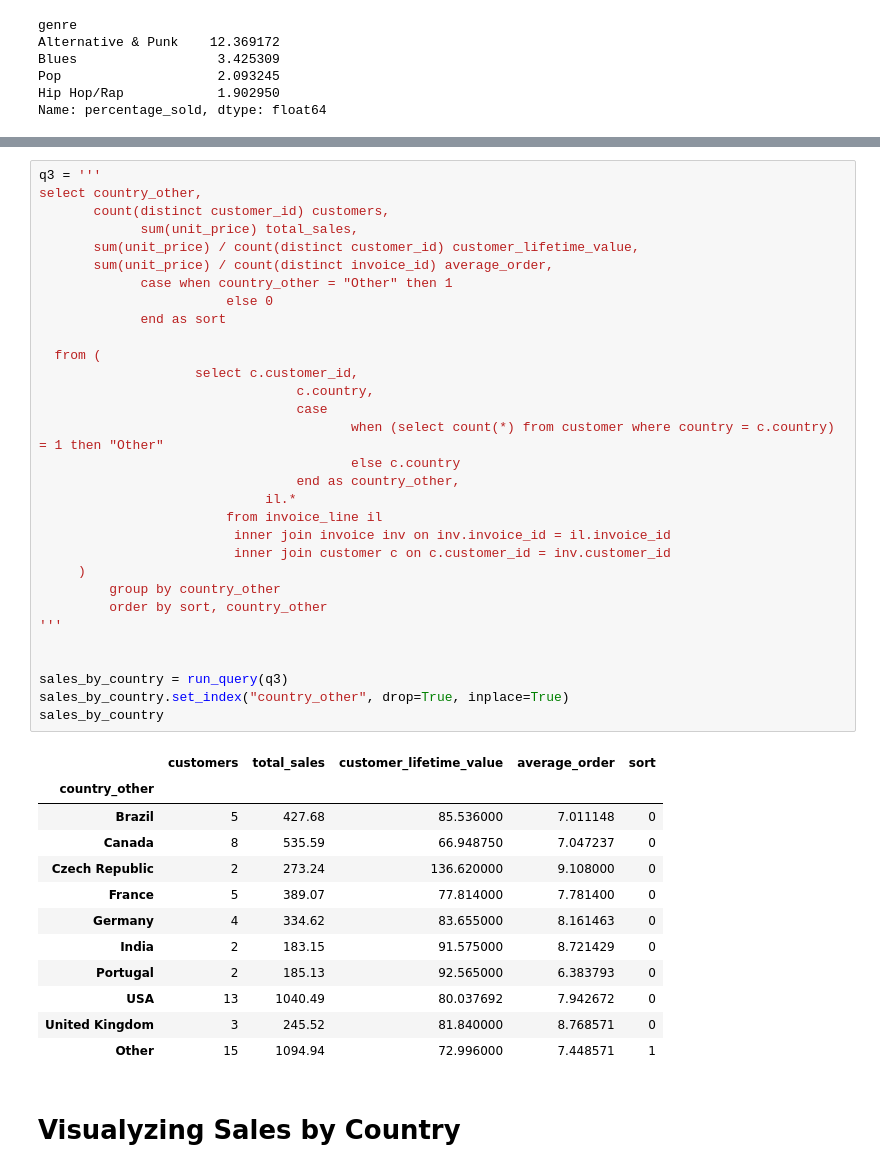
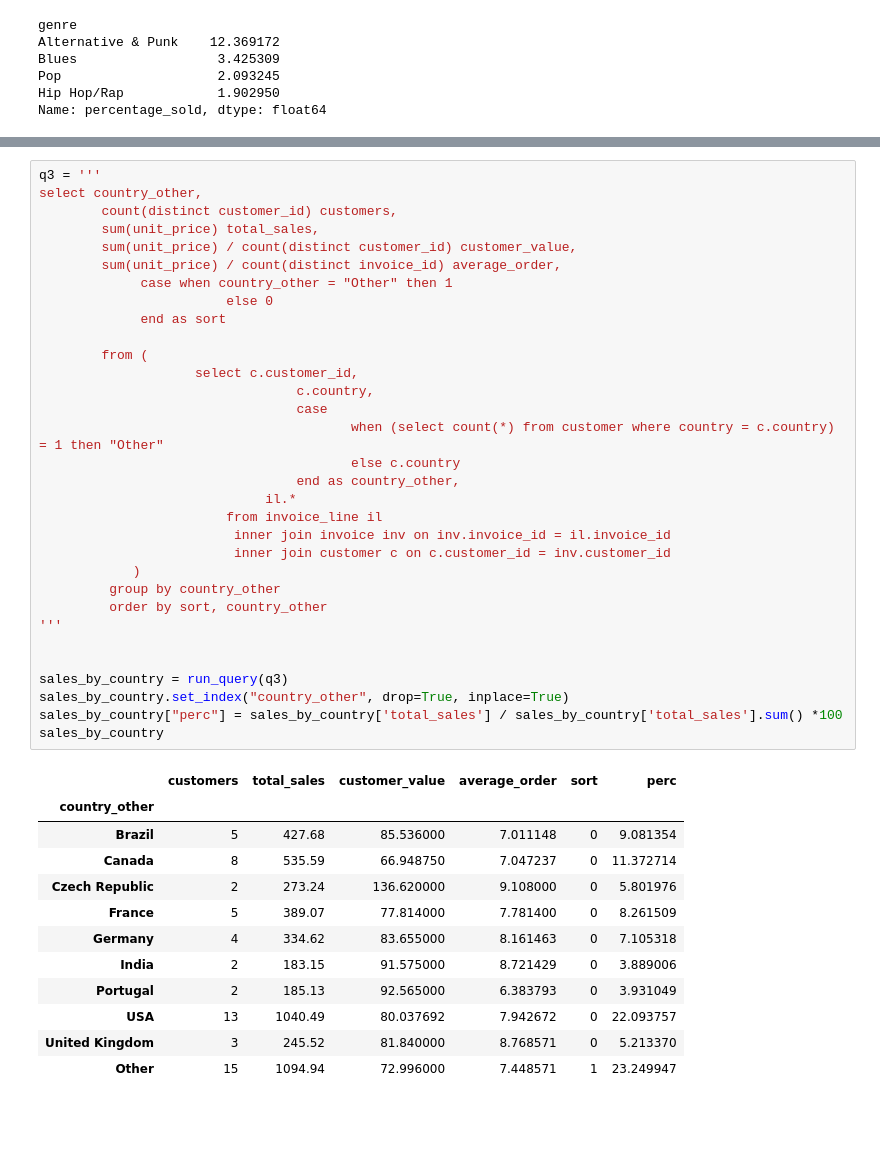
Before and after one commit to mishakmish/dataquest.io, a Jupyter notebook: Guided_Project_Answering_Business_Question_using_SQL/Answering_Business_Questions_using_SQL.ipynb, the cells around one changed output, grey strips where cells are left out. Drawn from its saved outputs; the diff is of its cells as text; blank space fills up the shorter version.

```diff
--- a/Guided_Project_Answering_Business_Question_using_SQL/Answering_Business_Questions_using_SQL.ipynb
+++ b/Guided_Project_Answering_Business_Question_using_SQL/Answering_Business_Questions_using_SQL.ipynb
@@ -153,46 +188,45 @@ plt.show()
 # %%
 q3 = '''
 select country_other,
-       count(distinct customer_id) customers,
-			 sum(unit_price) total_sales,
-       sum(unit_price) / count(distinct customer_id) customer_lifetime_value,
-       sum(unit_price) / count(distinct invoice_id) average_order,
+		count(distinct customer_id) customers,
+		sum(unit_price) total_sales,
+		sum(unit_price) / count(distinct customer_id) customer_value,
+		sum(unit_price) / count(distinct invoice_id) average_order,
 			 case when country_other = "Other" then 1
 						else 0
 			 end as sort
 
-  from (
+		from (
 					select c.customer_id,
 								 c.country,
 								 case
 										when (select count(*) from customer where country = c.country) = 1 then "Other"
 										else c.country
 								 end as country_other,
 							 il.*
 						from invoice_line il
 						 inner join invoice inv on inv.invoice_id = il.invoice_id
 						 inner join customer c on c.customer_id = inv.customer_id
-     )
+			)
 		 group by country_other
 		 order by sort, country_other
 '''
 
 
 sales_by_country = run_query(q3)
 sales_by_country.set_index("country_other", drop=True, inplace=True)
+sales_by_country["perc"] = sales_by_country['total_sales'] / sales_by_country['total_sales'].sum() *100
 sales_by_country
 # %% [output]
-|  | customers | total_sales | customer_lifetime_value | average_order | sort |
-| country_other |  |  |  |  |  |
-| Brazil | 5 | 427.68 | 85.536000 | 7.011148 | 0 |
-| Canada | 8 | 535.59 | 66.948750 | 7.047237 | 0 |
-| Czech Republic | 2 | 273.24 | 136.620000 | 9.108000 | 0 |
-| France | 5 | 389.07 | 77.814000 | 7.781400 | 0 |
-| Germany | 4 | 334.62 | 83.655000 | 8.161463 | 0 |
-| India | 2 | 183.15 | 91.575000 | 8.721429 | 0 |
-| Portugal | 2 | 185.13 | 92.565000 | 6.383793 | 0 |
-| USA | 13 | 1040.49 | 80.037692 | 7.942672 | 0 |
-| United Kingdom | 3 | 245.52 | 81.840000 | 8.768571 | 0 |
-| Other | 15 | 1094.94 | 72.996000 | 7.448571 | 1 |
+|  | customers | total_sales | customer_value | average_order | sort | perc |
+| country_other |  |  |  |  |  |  |
+| Brazil | 5 | 427.68 | 85.536000 | 7.011148 | 0 | 9.081354 |
+| Canada | 8 | 535.59 | 66.948750 | 7.047237 | 0 | 11.372714 |
+| Czech Republic | 2 | 273.24 | 136.620000 | 9.108000 | 0 | 5.801976 |
+| France | 5 | 389.07 | 77.814000 | 7.781400 | 0 | 8.261509 |
+| Germany | 4 | 334.62 | 83.655000 | 8.161463 | 0 | 7.105318 |
+| India | 2 | 183.15 | 91.575000 | 8.721429 | 0 | 3.889006 |
+| Portugal | 2 | 185.13 | 92.565000 | 6.383793 | 0 | 3.931049 |
+| USA | 13 | 1040.49 | 80.037692 | 7.942672 | 0 | 22.093757 |
+| United Kingdom | 3 | 245.52 | 81.840000 | 8.768571 | 0 | 5.213370 |
+| Other | 15 | 1094.94 | 72.996000 | 7.448571 | 1 | 23.249947 |
-# %% [markdown]
-# Visualyzing Sales by Country
```
Also changed, not shown: parts of 20 cells of this notebook, 1 other file.
